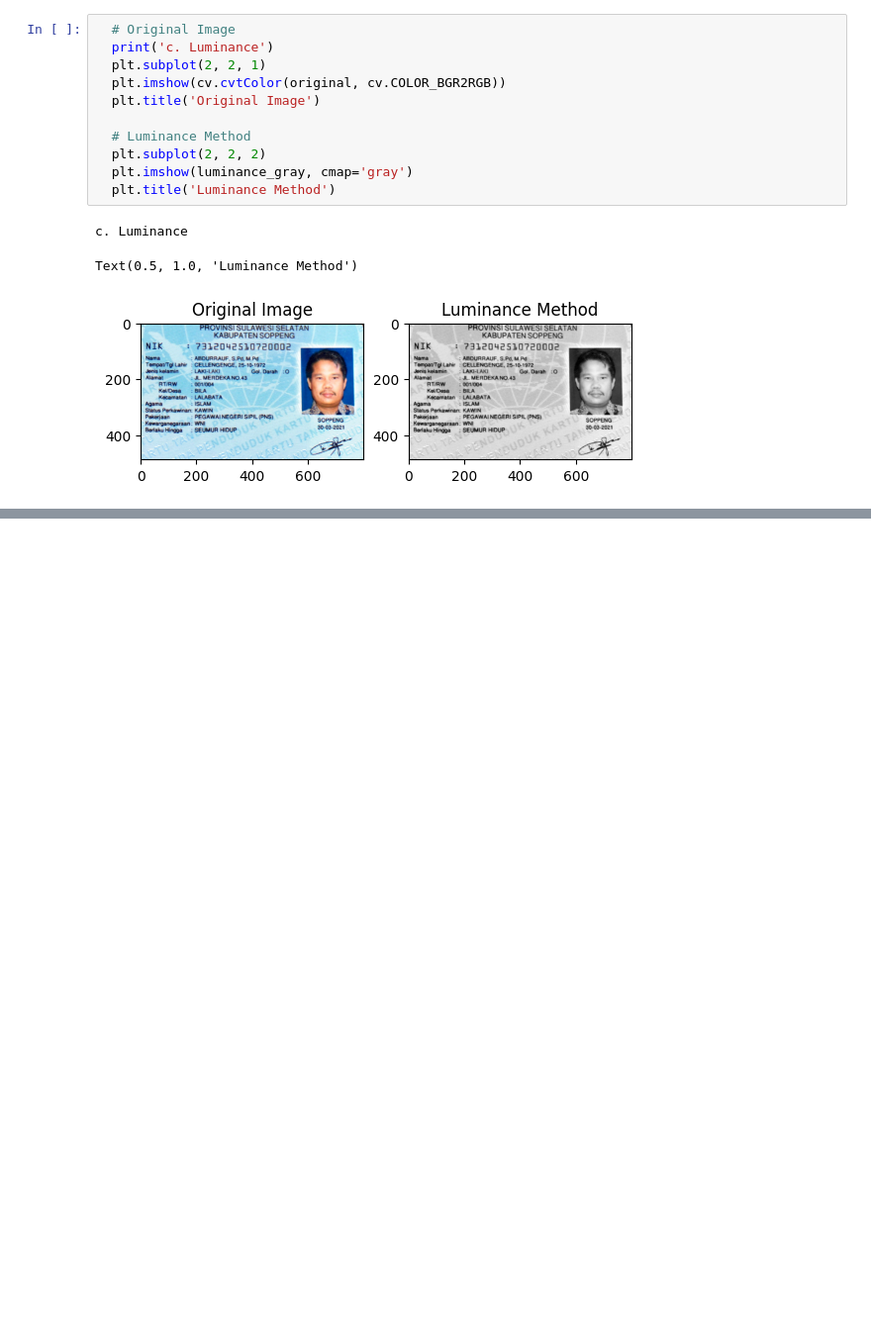
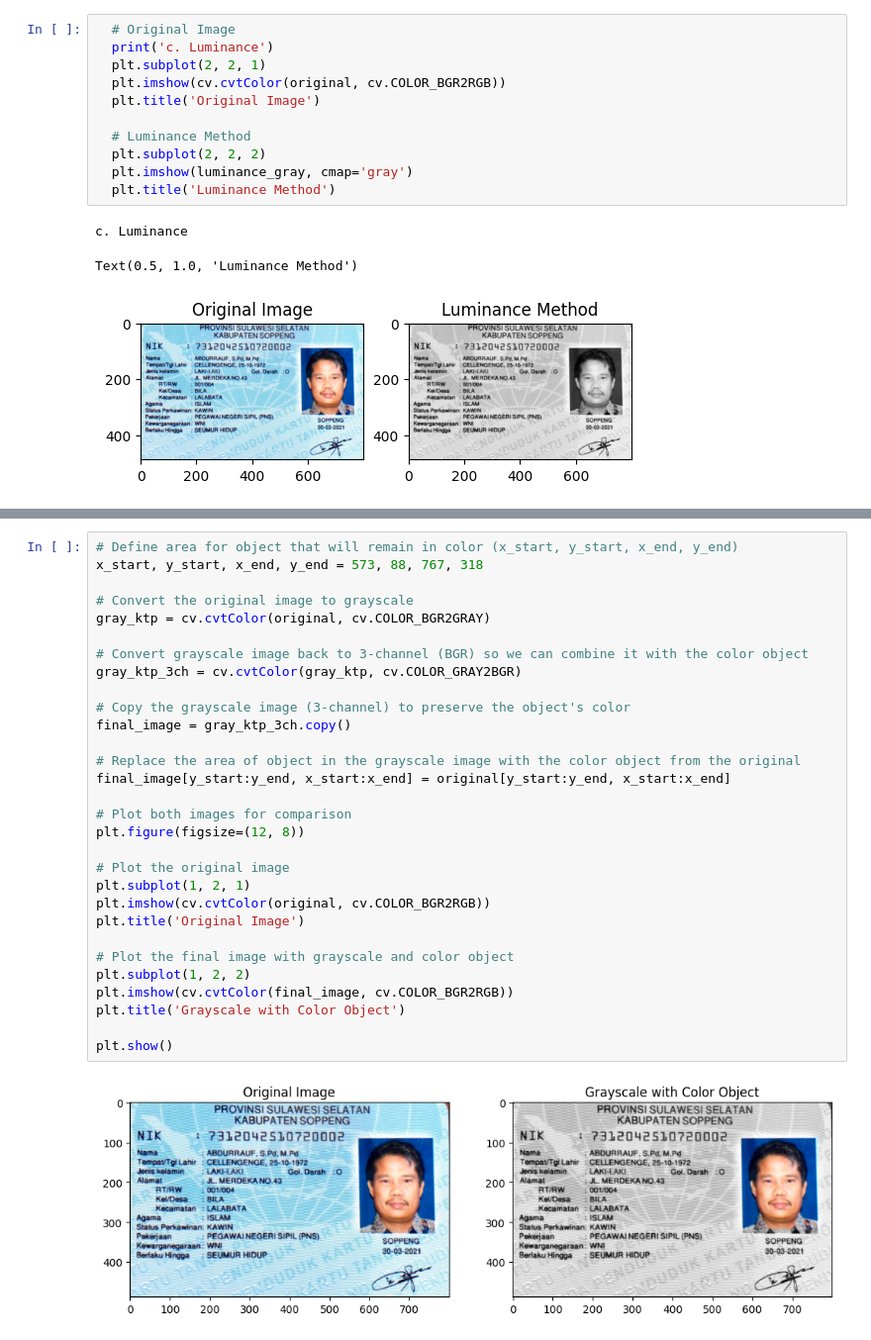
Before and after one commit to ryuuunothuman/PCVK_Ganjil_2024, a Jupyter notebook: Week3.ipynb, the cells around one changed output, grey strips where cells are left out. Shown at 99% size. Drawn from its saved outputs; the diff is of its cells as text; blank space fills up the shorter version.

```diff
--- a/Week3.ipynb
+++ b/Week3.ipynb
@@ -221,0 +241,32 @@ Text(0.5, 1.0, 'Luminance Method')
+# %%
+# Define area for object that will remain in color (x_start, y_start, x_end, y_end)
+x_start, y_start, x_end, y_end = 573, 88, 767, 318
+
+# Convert the original image to grayscale
+gray_ktp = cv.cvtColor(original, cv.COLOR_BGR2GRAY)
+
+# Convert grayscale image back to 3-channel (BGR) so we can combine it with the color object
+gray_ktp_3ch = cv.cvtColor(gray_ktp, cv.COLOR_GRAY2BGR)
+
+# Copy the grayscale image (3-channel) to preserve the object's color
+final_image = gray_ktp_3ch.copy()
+
+# Replace the area of object in the grayscale image with the color object from the original
+final_image[y_start:y_end, x_start:x_end] = original[y_start:y_end, x_start:x_end]
+
+# Plot both images for comparison
+plt.figure(figsize=(12, 8))
+
+# Plot the original image
+plt.subplot(1, 2, 1)
+plt.imshow(cv.cvtColor(original, cv.COLOR_BGR2RGB))
+plt.title('Original Image')
+
+# Plot the final image with grayscale and color object
+plt.subplot(1, 2, 2)
+plt.imshow(cv.cvtColor(final_image, cv.COLOR_BGR2RGB))
+plt.title('Grayscale with Color Object')
+
+plt.show()
+# %% [output]
+[figure, added]
```
Also changed, not shown: parts of 5 cells of this notebook.
